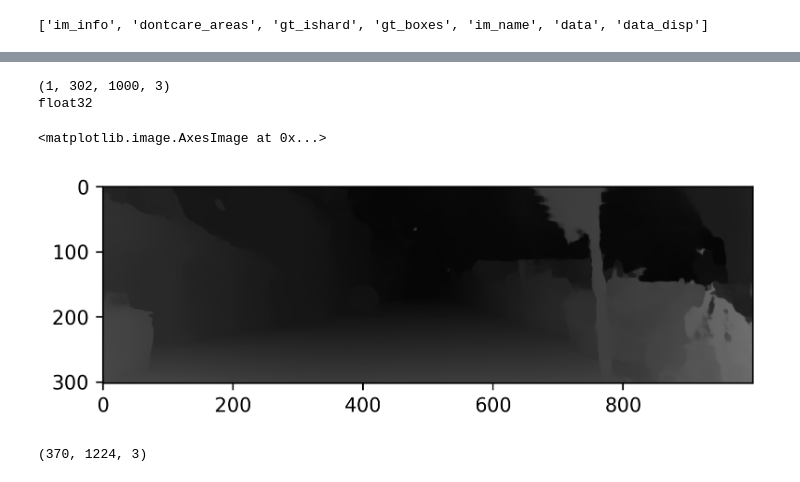
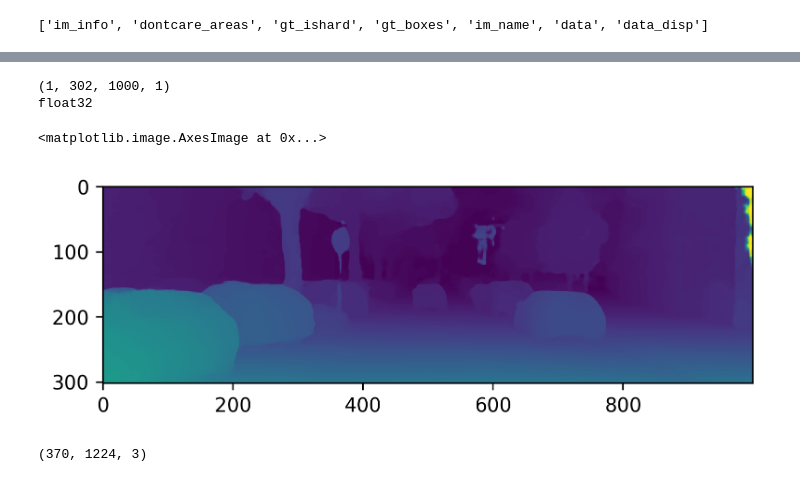
Before and after one commit to princeward/faster_rcnn_pytorch, a Jupyter notebook: data_load_test.ipynb, the cells around one changed output, grey strips where cells are left out. Saved outputs shown, nothing was run; the diff lists cells and outputs as text; code cells hidden in the pictures.

Commit message:
process disparity to one channel (removing two other identical channels). add convolution pipeline for disparity

```diff
--- a/data_load_test.ipynb
+++ b/data_load_test.ipynb
@@ -80,13 +80,14 @@ plt.imshow(im_data[0,:,:,:])
 # %%
 disp_data = blobs['data_disp']
-print disp_data.shape
+print disp_data.shape # note: original disparity file has 3 identical channels
+                      # we only take one channel
 print disp_data.dtype
-plt.imshow(np.uint8(disp_data[0,:,:,:])) # must convert to uint8 in order to plot
+plt.imshow(np.uint8(disp_data[0,:,:,0])) # must convert to uint8 in order to plot
 # %% [output]
-(1, 302, 1000, 3)
+(1, 302, 1000, 1)
 float32
 <matplotlib.image.AxesImage at 0x...>
-[figure, old version]
+[figure, new version]
 # %%
 # read a sample rgb image
 fn = "/home/zjwang/git/faster_rcnn_pytorch/data/KITTIVOC/JPEGImages/000000.jpg"
```
Also changed, not shown: parts of 2 cells of this notebook, 6 other files.
